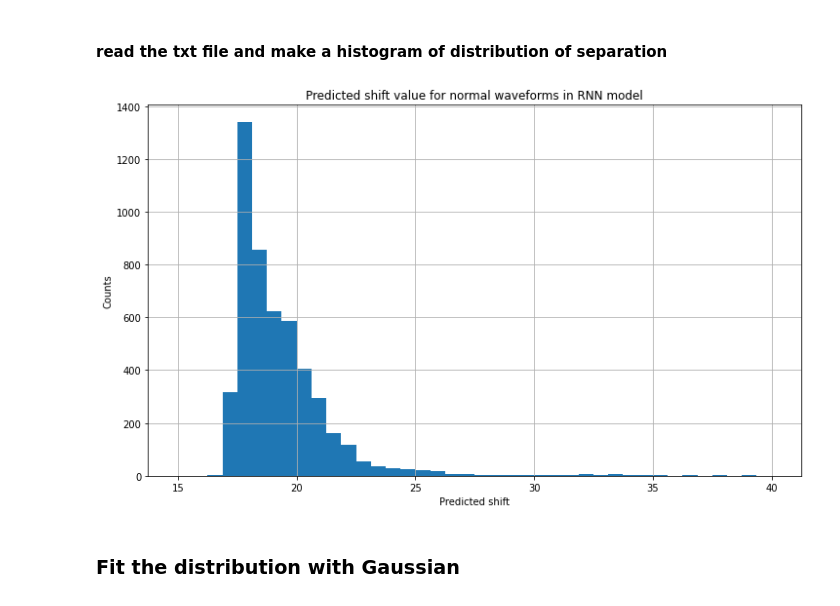
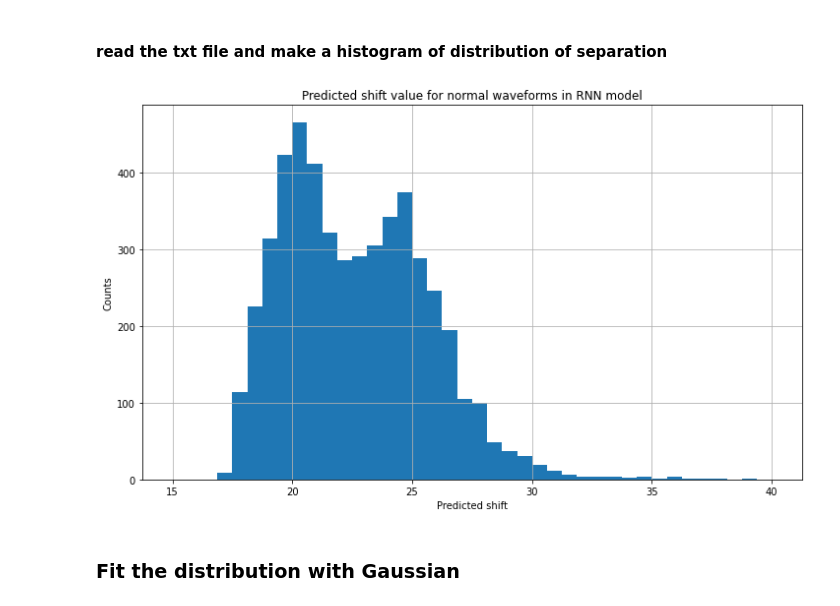
Before and after one commit to LaxmanGH/waveform-classification-with-machineLearning, a Jupyter notebook: RNN_regression.ipynb, the cells around one changed output. Drawn from its saved outputs; the diff is of its cells as text; code cells hidden in the pictures.

```diff
--- a/RNN_regression.ipynb
+++ b/RNN_regression.ipynb
@@ -194,7 +285,7 @@ def load_data(batch_size):
 #### Define Hyperparameters:
 # %%
 BATCH_SIZE = 40
-NUM_EPOCHS = 100
+NUM_EPOCHS = 2
 LEARNING_RATE =1e-3
 # %% [markdown]
 ### Defining a RNN model and fully connected part
@@ -241,3 +332,45 @@ class RNN(nn.Module):
+# %%
+#The fully connected part of neural network
+class FCNet(nn.Module):
+    def __init__(self, first_unit, last_unit):
+        super(FCNet, self).__init__()
+
+        #Number of channels in each fully connected layers
+        fc1, fc2, fc3, fc4 = (first_unit, int(first_unit*0.5), int(first_unit*0.25), int(first_unit*0.1))
+        do = 0.2
+        self.fcnet = nn.Sequential(
+            torch.nn.Linear(fc1, fc2),
+            torch.nn.LeakyReLU(),
+            torch.nn.Dropout(do),
+            torch.nn.Linear(fc2, fc3),
+            torch.nn.LeakyReLU(),
+            torch.nn.Dropout(do),
+            torch.nn.Linear(fc3, fc4),
+            torch.nn.LeakyReLU(),
+            torch.nn.Dropout(do),
+            torch.nn.Linear(fc4, last_unit),
+        )
+    def forward(self, x):
+        return self.fcnet(x)
+
+#The RNN based model:
+class RNN(nn.Module):
+    def __init__(self):
+        super(RNN, self).__init__()
+
+        feed_in_dim = 955
+        self.seq_len = 200 #340
+        self.seg = 3 #4
+        self.RNNLayer = torch.nn.GRU(input_size = self.seg, hidden_size = feed_in_dim//2, batch_first=True)
+        self.fcnet = FCNet(feed_in_dim//2,1)
+#     @torchsnooper.snoop()
+    def forward(self, x):
+        x = x.view(-1,self.seq_len,self.seg)
+        output, hidden = self.RNNLayer(x)
+        hidden =  hidden[-1]
+
+        x = self.fcnet(hidden)
+        return x
 # %%
 #Load data
 train_loader, test_loader = load_data(BATCH_SIZE)
@@ -301,15 +440,16 @@ file = np.savetxt("separation_Value_singleWFs_RNN_regression.txt",(cont_error))
 # %%
 separation = np.loadtxt("separation_Value_singleWFs_RNN_regression.txt")
 # %%
+separation = cont_error
 plt.figure(figsize=(12,7))
 plt.hist(separation, bins = 40, range = (15,40),log = False)
 plt.xlabel("Predicted shift")
 plt.title("Predicted shift value for normal waveforms in RNN model")
 plt.ylabel("Counts")
 plt.grid()
 plt.show()
 # %% [output]
-[figure, old version]
+[figure, new version]
 # %% [markdown]
 ### Fit the distribution with Gaussian
 # %%
```
Also changed, not shown: parts of 16 cells of this notebook.
